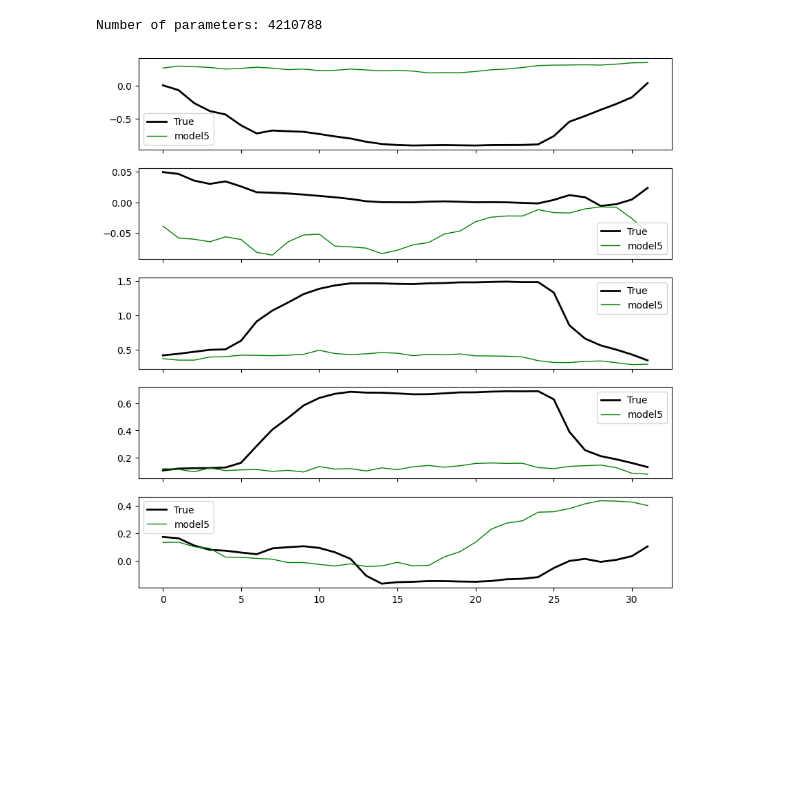
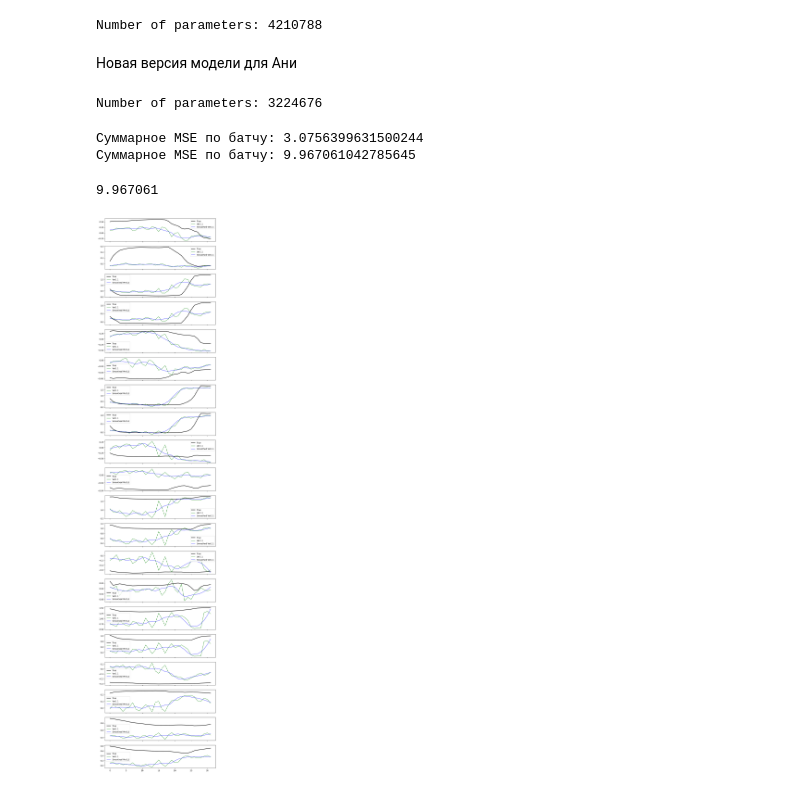
Before and after one commit to ATKhakimov/BCI_ALVI_challenge, a Jupyter notebook: tutorials/03_a_custom_model.ipynb, the cells around one changed output. Saved outputs shown, nothing was run; the diff lists cells and outputs as text; code cells hidden in the pictures; blank space fills up the shorter version.

```diff
--- a/tutorials/03_a_custom_model.ipynb
+++ b/tutorials/03_a_custom_model.ipynb
@@ -231,12 +229,48 @@ X, Y = test_dataset[1]
+# %% [markdown]
+Новая версия модели для Ани
+# %%
+weights5 = r"C:\Users\nodos\PycharmProjects\amputants\tutorials\logs\test_05_11_run_fedya\step_7800_loss_0.2743.safetensors"
+MODEL_TYPE = 'hvatnet'
+model_config = hvatnet.Config(n_electrodes=8, n_channels_out=20,
+                            n_res_blocks=5, n_blocks_per_layer=2,
+                            n_filters=128, kernel_size=3,
+                            strides=(2, 2, 2), dilation=3,
+                            small_strides = (1, 1))
+model = hvatnet.HVATNetv3(model_config)
+# %% [output]
+Number of parameters: 3224676
+# %%
+X, Y = test_dataset[42]
+
+def batch_mse(Y, Y_5):
+    Y = np.array(Y)
+    Y_5 = np.array(Y_5)
+    mse_values = []
+    for i in range(len(Y)):
+        mse = np.mean((Y[i] - Y_5[i]) ** 2)
+        mse_values.append(mse)
+    total_mse = np.sum(mse_values)
+    print(f"Суммарное MSE по батчу: {total_mse}")
+    return total_mse
 # %%
+load_model(model, weights5)
+model5 = model.to(device).to(dtype)
 Y_5 = model5(torch.tensor(X).unsqueeze(0)).squeeze().detach().numpy()
 
-f, axes = plt.subplots(5, 1, figsize=(10, 10), sharex=True)
+f, axes = plt.subplots(20, 1, figsize=(10, 50), sharex=True)
 
 for i, ax in enumerate(axes):
     ax.plot(Y[i], label="True", lw=2, color='k')
-    ax.plot(Y_5[i], label="model5", lw=1, color='g')
+    ax.plot(Y_5[i], label="Ver1.1", lw=1, color='g')
+    smoothed_Y_5 = savgol_filter(Y_5[i], 10, polyorder)
+    ax.plot(smoothed_Y_5, label="Smoothed Ver1.1", lw=1, color='b')
 
     ax.legend()
+
+batch_mse(Y, Y_5)
+batch_mse(Y, smoothed_Y_5)
 # %% [output]
+Суммарное MSE по батчу: 3.0756399631500244
+Суммарное MSE по батчу: 9.967061042785645
+9.967061
-[figure, old version]
+[figure, new version]
```
Also changed, not shown: parts of 6 cells of this notebook, 2 other files.
